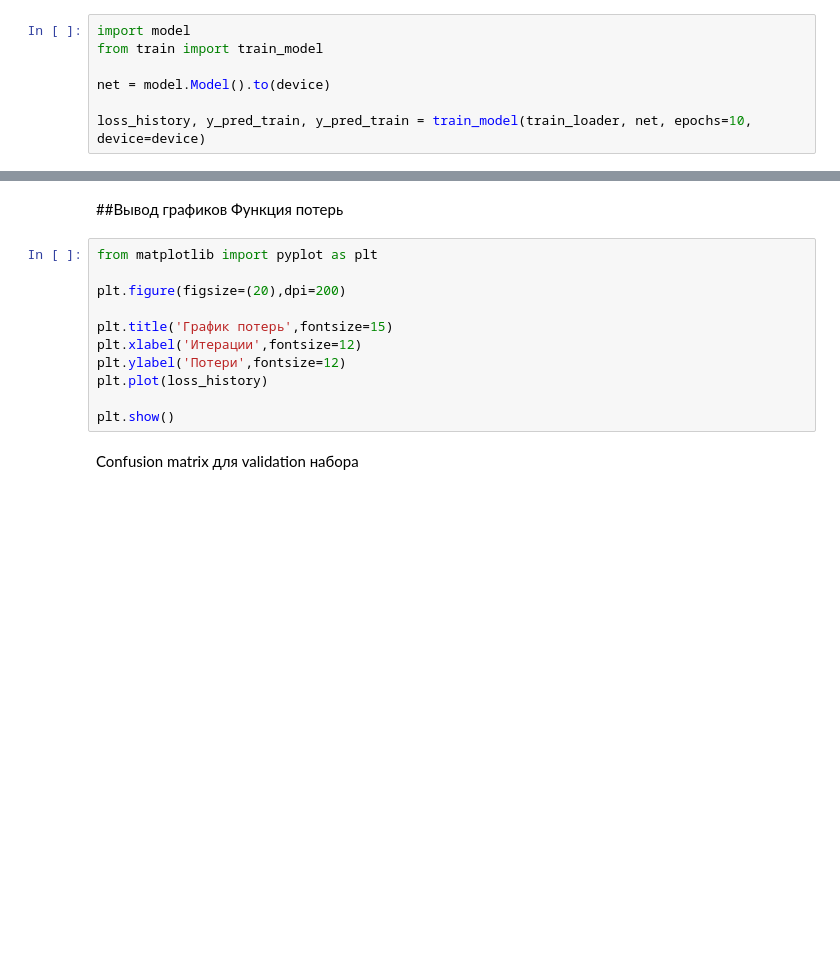
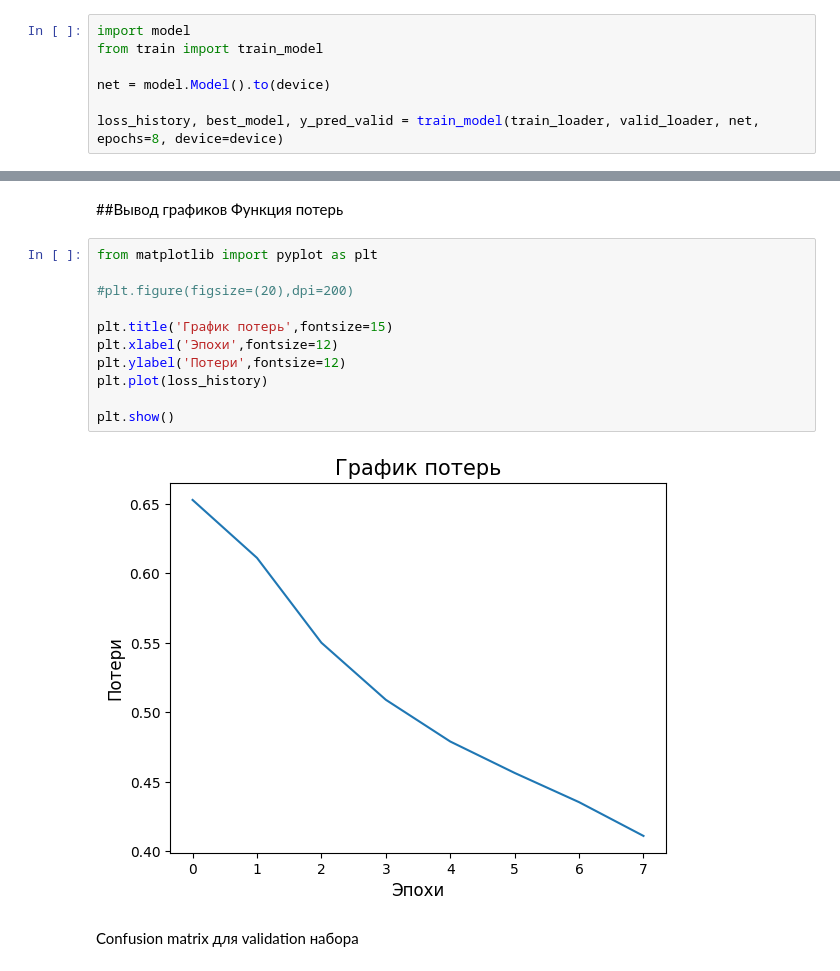
Before and after one commit to Fierce-Eagle/Test_Task, a Jupyter notebook: Cats_vs_Dogs.ipynb, the cells around one changed output, grey strips where cells are left out. Drawn from its saved outputs; the diff is of its cells as text; blank space fills up the shorter version.

```diff
--- a/Cats_vs_Dogs.ipynb
+++ b/Cats_vs_Dogs.ipynb
@@ -107,5 +107,5 @@ from train import train_model
 
 net = model.Model().to(device)
 
-loss_history, y_pred_train, y_pred_train = train_model(train_loader, net, epochs=10, device=device)
+loss_history, best_model, y_pred_valid = train_model(train_loader, valid_loader, net, epochs=8, device=device)
 # %% [output]
@@ -148,14 +160,16 @@ ValueError: ignored
 # %%
 from matplotlib import pyplot as plt
 
-plt.figure(figsize=(20),dpi=200)
+#plt.figure(figsize=(20),dpi=200)
 
 plt.title('График потерь',fontsize=15)
-plt.xlabel('Итерации',fontsize=12)
+plt.xlabel('Эпохи',fontsize=12)
 plt.ylabel('Потери',fontsize=12)
 plt.plot(loss_history)
 
 plt.show()
+# %% [output]
+[figure, added]
 # %% [markdown]
 Confusion matrix для validation набора
 # %%
```
Also changed, not shown: parts of 9 cells of this notebook, 1 other file.
